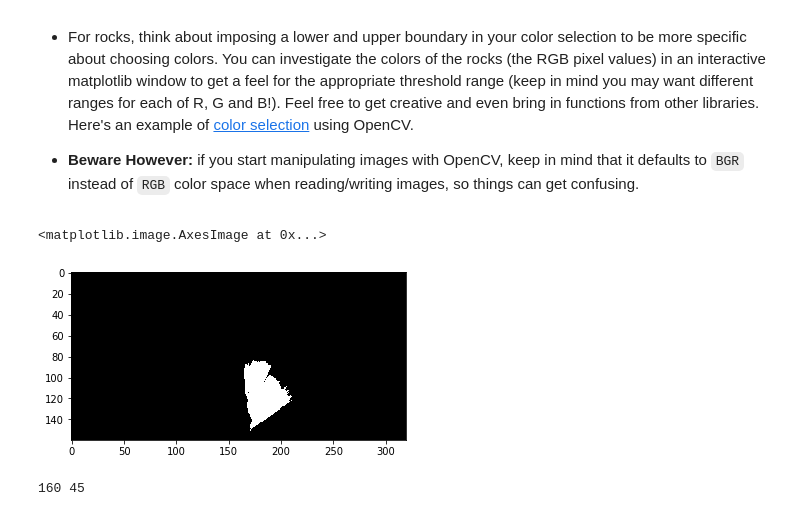
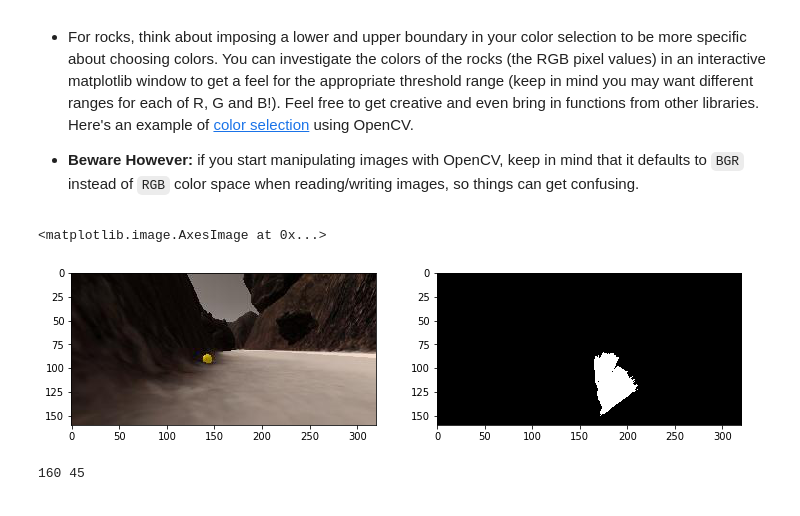
Before and after one commit to sbagadi/RoboND-Rover-Project, a Jupyter notebook: code/Rover_Project_Test_Notebook.ipynb, the cells around one changed output. Cells and saved outputs as stored; diff of their text form; code cells hidden in the pictures.

Commit message:
Updating the thresed image in the writeup and adding comments in writeup.

```diff
--- a/code/Rover_Project_Test_Notebook.ipynb
+++ b/code/Rover_Project_Test_Notebook.ipynb
@@ -123,26 +123,30 @@ Define the color thresholding function from the lesson and apply it to the warpe
 # %%
 # Identify pixels above the threshold
 # Threshold of RGB > 160 does a nice job of identifying ground pixels only
 def color_thresh(img, rgb_thresh=(160, 160, 160)):
     # Create an array of zeros same xy size as img, but single channel
     color_select = np.zeros_like(img[:,:,0])
     # Require that each pixel be above all three threshold values in RGB
     # above_thresh will now contain a boolean array with "True"
     # where threshold was met
     above_thresh = (img[:,:,0] > rgb_thresh[0]) \
                 & (img[:,:,1] > rgb_thresh[1]) \
                 & (img[:,:,2] > rgb_thresh[2])
     # Index the array of zeros with the boolean array and set to 1
     color_select[above_thresh] = 1
     # Return the binary image
     return color_select
 
 threshed = color_thresh(warped)
+fig = plt.figure(figsize=(12,3))
+plt.subplot(121)
+plt.imshow(rock_img)
+plt.subplot(122)
 plt.imshow(threshed, cmap='gray')
 #scipy.misc.imsave('../output/warped_threshed.jpg', threshed*255)
 # %% [output]
 <matplotlib.image.AxesImage at 0x...>
-[figure, old version]
+[figure, new version]
 # %%
 # Identify pixels in range.
 # Threshold of 120 < R < 220, 100 < G < 180 and -1 < B < 90 does a nice job of identifying rock samples
```
Also changed, not shown: 2 other files.
